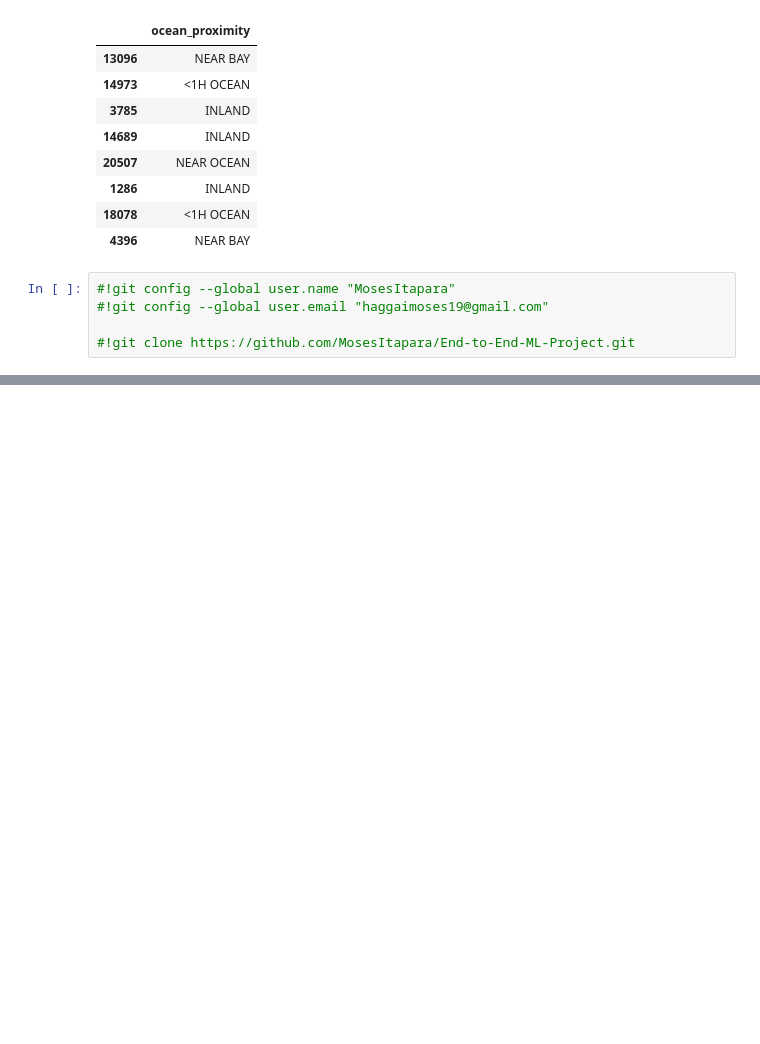
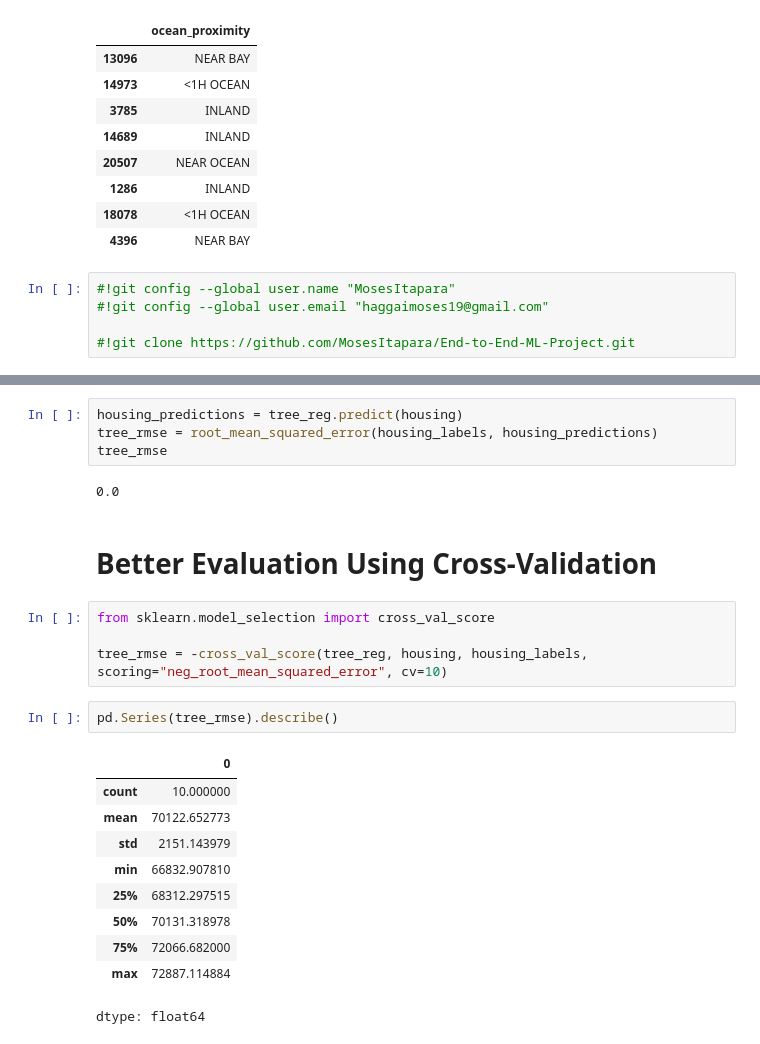
Before and after one commit to MosesItapara/End-to-End-ML-Project, a Jupyter notebook: End_to_End_ML_Project.ipynb, the cells around one changed output, grey strips where cells are left out. Saved outputs shown, nothing was run; the diff lists cells and outputs as text; blank space fills up the shorter version.

```diff
--- a/End_to_End_ML_Project.ipynb
+++ b/End_to_End_ML_Project.ipynb
@@ -246,0 +468,25 @@ housing_cat.head(8)
+# %%
+housing_predictions = tree_reg.predict(housing)
+tree_rmse = root_mean_squared_error(housing_labels, housing_predictions)
+tree_rmse
+# %% [output]
+0.0
+# %% [markdown]
+# **Better Evaluation Using Cross-Validation**
+# %%
+from sklearn.model_selection import cross_val_score
+
+tree_rmse = -cross_val_score(tree_reg, housing, housing_labels, scoring="neg_root_mean_squared_error", cv=10)
+# %%
+pd.Series(tree_rmse).describe()
+# %% [output]
+|  | 0 |
+| count | 10.000000 |
+| mean | 70122.652773 |
+| std | 2151.143979 |
+| min | 66832.907810 |
+| 25% | 68312.297515 |
+| 50% | 70131.318978 |
+| 75% | 72066.682000 |
+| max | 72887.114884 |
+dtype: float64
```
Also changed, not shown: parts of 34 cells of this notebook.
